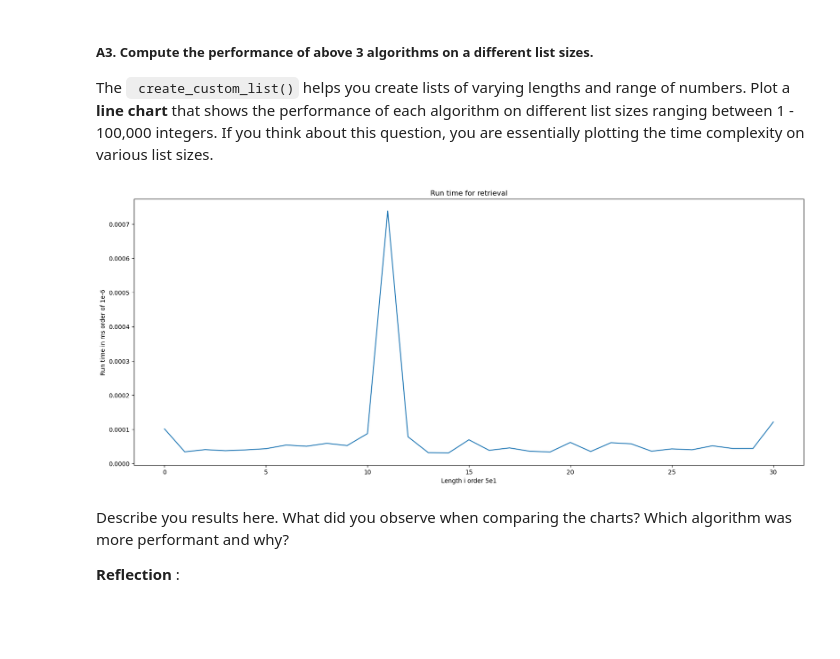
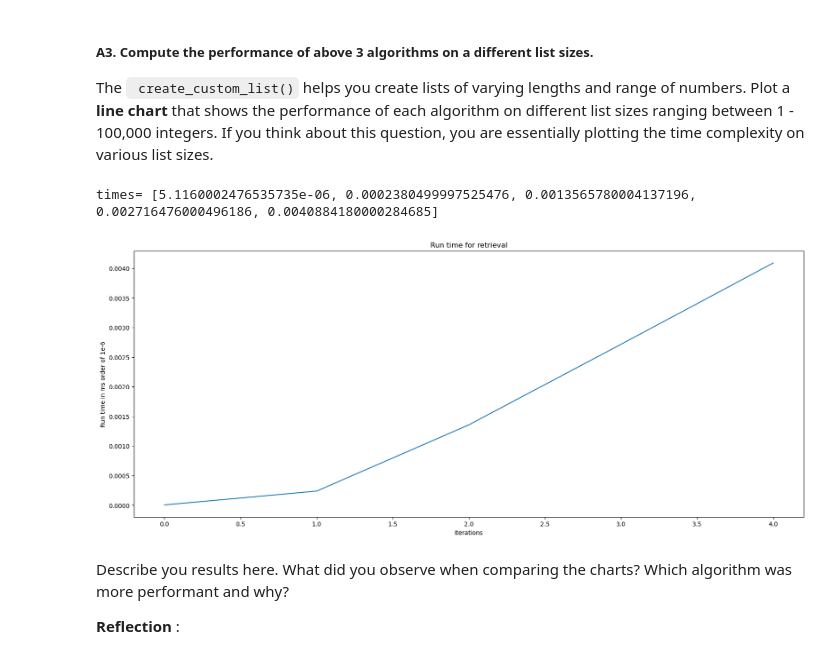
Before and after one commit to saboorah/CS2XC3, a Jupyter notebook: Lab_II.ipynb, the cells around one changed output. Saved outputs shown, nothing was run; the diff lists cells and outputs as text; code cells hidden in the pictures; blank space fills up the shorter version.

```diff
--- a/Lab_II.ipynb
+++ b/Lab_II.ipynb
@@ -147,10 +147,11 @@ run_times = []
 l = create_custom_list(77,100)
 print(l)
 for i in range(runs):
+    list = InsertionSort(l)
     start = timeit.default_timer()
-    found = InsertionSort(l)
+    found = list.get_sorted()
     stop = timeit.default_timer()
     run_times.append(stop-start)
-
+print(found)
 draw_plot(run_times)
 # %% [output]
@@ -164,10 +166,11 @@ run_times = []
 l = create_custom_list(77,100)
 print(l)
 for i in range(runs):
+    list = SelectionSort(l)
     start = timeit.default_timer()
-    found = SelectionSort(l)
+    found = list.get_sorted()
     stop = timeit.default_timer()
     run_times.append(stop-start)
-
+print(found)
 draw_plot(run_times)
 # %% [output]
@@ -198,23 +204,25 @@ def line_plot(run_arr):
 # %%
 ### Insertion sort experiment code goes here
 runs = 50
 run_times = []
 
 #print(l)
-for i in range(1,10000,333):
+for i in range(1,1000,200):
     l = create_custom_list(i,100)
     avg =0
     #find avg for each length of list
     for j in range(runs):
+        insertion = InsertionSort(l)
         start = timeit.default_timer()
-        found = InsertionSort(l)
+        insertion.get_sorted()
         stop = timeit.default_timer()
-        avg += stop-start
-    run_times.append(avg)
-#print(l)
+        avg += (stop-start)
+    run_times.append(avg / runs)
+print("times=",run_times)
 line_plot(run_times)
 # %% [output]
+times= [5.1160002476535735e-06, 0.0002380499997525476, 0.0013565780004137196, 0.002716476000496186, 0.0040884180000284685]
-[figure, old version]
+[figure, new version]
 # %%
 ### Selection sort experiment code goes here
 # %% [markdown]
```
Also changed, not shown: parts of 5 cells of this notebook.
